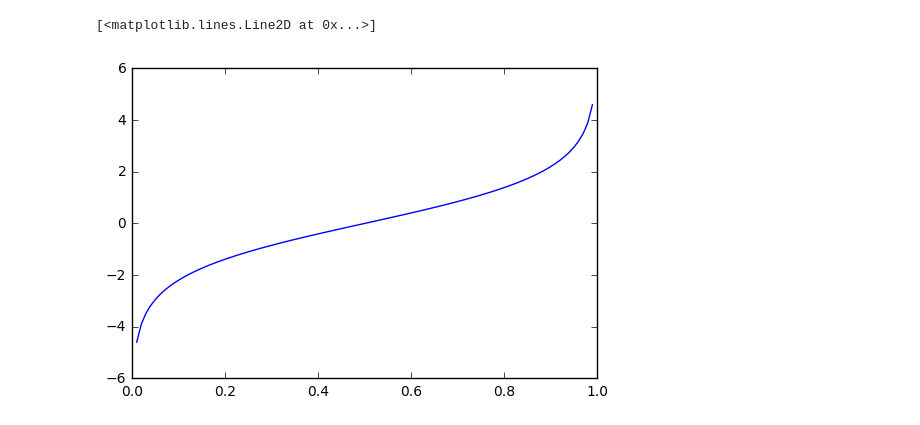
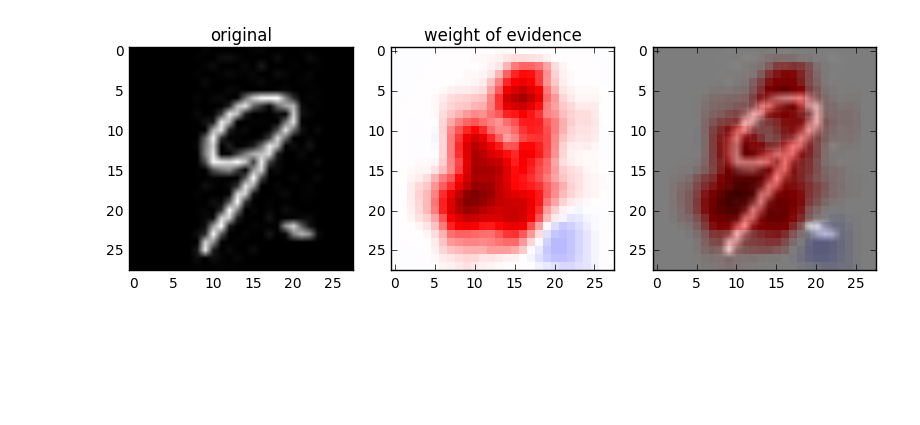
Before and after one commit to kyza1994/PredDIffAnalysis, a Jupyter notebook: experiments.ipynb, the cells around one changed output. Saved outputs shown, nothing was run; the diff lists cells and outputs as text; code cells hidden in the pictures; blank space fills up the shorter version.

```diff
--- a/experiments.ipynb
+++ b/experiments.ipynb
@@ -232,7 +83,10 @@ utlV.plot_results(X_test[2], X_test_im[2], pred_diff[0], target_func, classnames
-# %%
-f = lambda x: np.log(x/(1-x))
-x = np.linspace(0.01, 0.99, 100)
-plt.plot(x, f(x))
-# %% [output]
-[<matplotlib.lines.Line2D at 0x...>]
-[figure, removed]
+# %%
+pda = PDA(netname, net, X_test_im, classnames, layer_numbers, win_size, padding_size, gpu, batch_size,
+          overlapping, sample_style, num_samples)
+# %%
+ind = 2
+pred_diffs = pda.run(X_test[ind])
+# %%
+pda.plot(X_test_im[ind], pred_diffs[0], class_indx=9)
+# %% [output]
+[figure, added]
```
Also changed, not shown: parts of 14 cells of this notebook.
